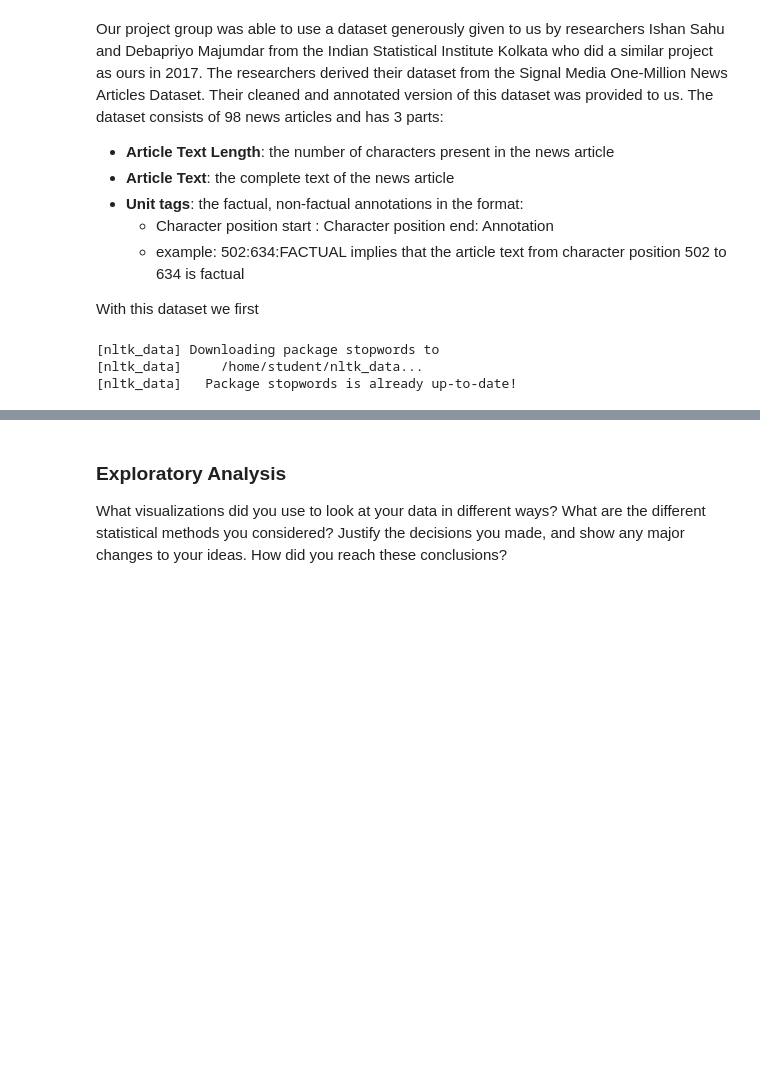
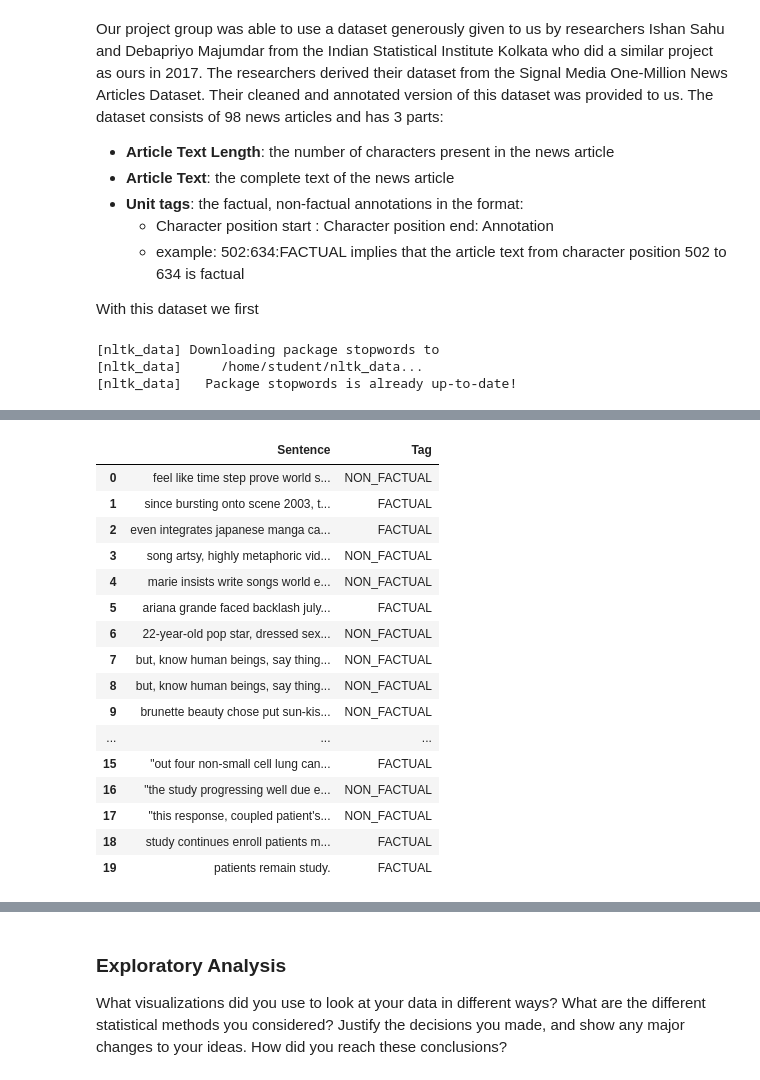
Before and after one commit to CarolineLiong/Fact-vs-Opinion-Articles, a Jupyter notebook: CSCI 183 Project .ipynb, the cells around one changed output, grey strips where cells are left out. Saved outputs shown, nothing was run; the diff lists cells and outputs as text; code cells hidden in the pictures; blank space fills up the shorter version.

```diff
--- a/CSCI 183 Project .ipynb
+++ b/CSCI 183 Project .ipynb
@@ -78,26 +80,34 @@ with open("/home/student/Documents/Project/dataset.csv","w+") as my_csv:
 # %%
 csv_file = "/home/student/Documents/Project/dataset.csv"
 df = pd.read_table(csv_file, sep = ',', names = ['Sentence','Tag'])
-tokenData = [] # With stopwords.
-tokenDataFiltered = [] # Without stopwords.
-for index, row in df.iterrows():
-    tokenizer = RegexpTokenizer(r'\w+')
-    tokenizedSentence = tokenizer.tokenize(row['Sentence'])
-    tokenData.append([tokenizedSentence, row['Tag']])
-    wordsFiltered = [] # Temporary holding array for filtered tokens.
+dff = pd.read_table(csv_file, sep = ',', names = ['Sentence','Tag'])
+#tokenData = [] # With stopwords.
+#tokenDataFiltered = [] # Without stopwords.
+#for index, row in df.iterrows():
+#    tokenizer = RegexpTokenizer(r'\w+')
+#    tokenizedSentence = tokenizer.tokenize(row['Sentence'])
+##   tokenData.append([tokenizedSentence, row['Tag']])
+  #  wordsFiltered = [] # Temporary holding array for filtered tokens.
     # Filtering stopwords.
-    for w in tokenizedSentence:
-        if w not in stopWords:
-            wordsFiltered.append(w)
-    tokenDataFiltered.append([wordsFiltered, row['Tag']])
+  #  for w in tokenizedSentence:
+  #      if w not in stopWords:
+    #        wordsFiltered.append(w)
+    #tokenDataFiltered.append([wordsFiltered, row['Tag']])
 
 
 
-with open("/home/student/Documents/Project/tokenized.csv","w+") as my_csv:
-    csvWriter = csv.writer(my_csv,delimiter=',')
-    csvWriter.writerows(tokenData)
+#with open("/home/student/Documents/Project/tokenized.csv","w+") as my_csv:
+#    csvWriter = csv.writer(my_csv,delimiter=',')
+#    csvWriter.writerows(tokenData)
 
-with open("/home/student/Documents/Project/tokenizedNoStopwords.csv","w+") as my_csv:
-    csvWriter = csv.writer(my_csv,delimiter=',')
-    csvWriter.writerows(tokenDataFiltered)
+#with open("/home/student/Documents/Project/tokenizedNoStopwords.csv","w+") as my_csv:
+#    csvWriter = csv.writer(my_csv,delimiter=',')
+#    csvWriter.writerows(tokenDataFiltered)
+
+s = pd.Series ([[]], index=df.index)
+dff['Sentence'] = dff['Sentence'].str.lower().str.split().mask(dff['Sentence'].isnull(),s)
+
+
+dff['Sentence'] = dff['Sentence'].apply(lambda x:' '.join([item for item in x if item not in stopWords]))
+print dff
 # %% [output]
@@ -107,3 +151,23 @@ IndentationError: expected an indented block (<ipython-input-5-259aaca17b04>, li
+# %%
+dff.head(20)
+# %% [output]
+|  | Sentence | Tag |
+| 0 | feel like time step prove world s... | NON_FACTUAL |
+| 1 | since bursting onto scene 2003, t... | FACTUAL |
+| 2 | even integrates japanese manga ca... | FACTUAL |
+| 3 | song artsy, highly metaphoric vid... | NON_FACTUAL |
+| 4 | marie insists write songs world e... | NON_FACTUAL |
+| 5 | ariana grande faced backlash july... | FACTUAL |
+| 6 | 22-year-old pop star, dressed sex... | NON_FACTUAL |
+| 7 | but, know human beings, say thing... | NON_FACTUAL |
+| 8 | but, know human beings, say thing... | NON_FACTUAL |
+| 9 | brunette beauty chose put sun-kis... | NON_FACTUAL |
+| ... | ... | ... |
+| 15 | "out four non-small cell lung can... | FACTUAL |
+| 16 | "the study progressing well due e... | NON_FACTUAL |
+| 17 | "this response, coupled patient's... | NON_FACTUAL |
+| 18 | study continues enroll patients m... | FACTUAL |
+| 19 | patients remain study. | FACTUAL |
 # %%
 df['Tag'] = df.Tag.map({'NON_FACTUAL': 0, "FACTUAL": 1})
 df.head(5)
```
Also changed, not shown: parts of 30 cells of this notebook.
